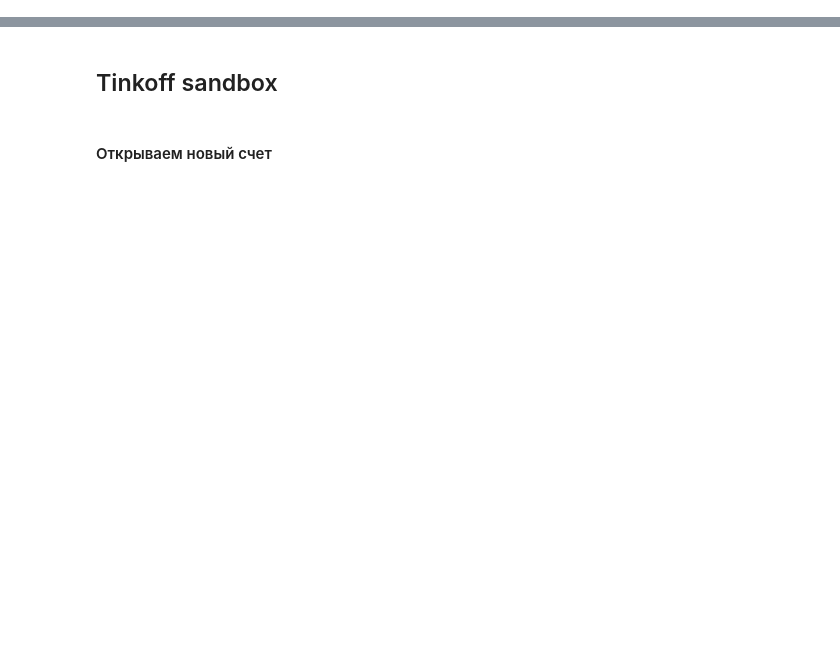
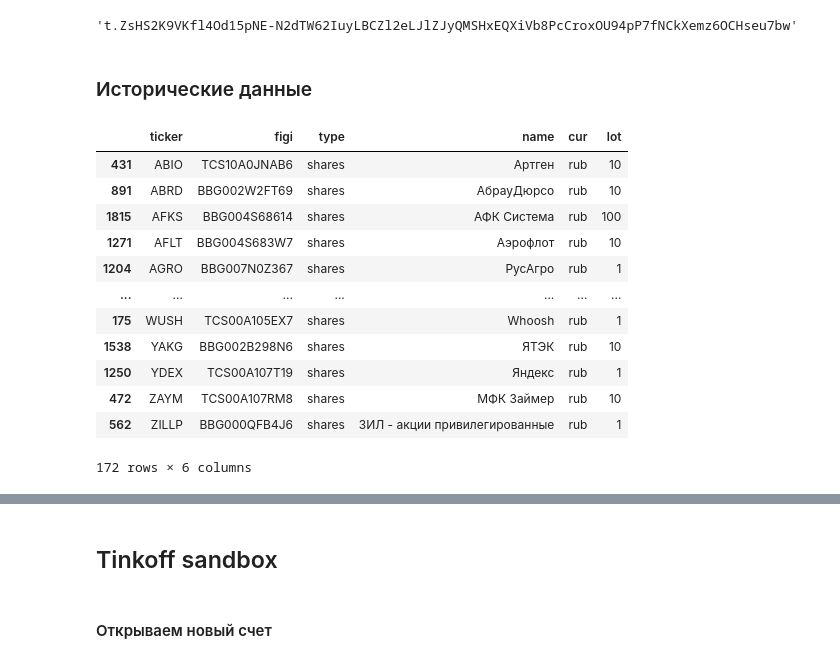
Before and after one commit to s-agapov/QuantMod, a Jupyter notebook: TP/Shares/01-Test Portfolio.ipynb, the cells around one changed output, grey strips where cells are left out. Saved outputs shown, nothing was run; the diff lists cells and outputs as text; code cells hidden in the pictures; blank space fills up the shorter version.

Commit message:
feat:token saves

```diff
--- a/TP/Shares/01-Test Portfolio.ipynb
+++ b/TP/Shares/01-Test Portfolio.ipynb
@@ -25,5 +25,36 @@ pd.set_option("display.max_rows", 90)
 TOKEN0 = 't.UFRJ8SC9hafVOhFxEUY7yf1wZ1gGhwJp-WCp9o4rnEChHWns0c3jQ21eQwoOW_RurFqeZpss2scJkmMQnomJ9g'
 TOKEN1 = 't.6nHltT1dYSfrVTIV9zF72fxDlB2sXJbRD6iJNpZXTFAN61rmD7m71xPp9ko12ta1JxA06em4YdN36xicnBmjWg'
 SANDBOX = 't.ZsHS2K9VKfl4Od15pNE-N2dTW62IuyLBCZl2eLJlZJyQMSHxEQXiVb8PcCroxOU94pP7fNCkXemz6OCHseu7bw'
-token = TOKEN1
+token = SANDBOX
 TOKEN = token
+# %%
+import yaml
+with open('settings.yaml') as f:
+    # Load YAML data from the file
+    read_data = yaml.load(f, Loader=yaml.FullLoader)
+
+read_data["sandbox"]
+# %% [output]
+'t.ZsHS2K9VKfl4Od15pNE-N2dTW62IuyLBCZl2eLJlZJyQMSHxEQXiVb8PcCroxOU94pP7fNCkXemz6OCHseu7bw'
+# %% [markdown]
+### Исторические данные
+# %%
+client = SandboxClient(token)
+base = tink.get_id_base(client)
+# %%
+dfw = base[(base["type"] == "shares") & (base["cur"] == "rub")]
+dfw.sort_values("ticker")
+# %% [output]
+|  | ticker | figi | type | name | cur | lot |
+| 431 | ABIO | TCS10A0JNAB6 | shares | Артген | rub | 10 |
+| 891 | ABRD | BBG002W2FT69 | shares | АбрауДюрсо | rub | 10 |
+| 1815 | AFKS | BBG004S68614 | shares | АФК Система | rub | 100 |
+| 1271 | AFLT | BBG004S683W7 | shares | Аэрофлот | rub | 10 |
+| 1204 | AGRO | BBG007N0Z367 | shares | РусАгро | rub | 1 |
+| ... | ... | ... | ... | ... | ... | ... |
+| 175 | WUSH | TCS00A105EX7 | shares | Whoosh | rub | 1 |
+| 1538 | YAKG | BBG002B298N6 | shares | ЯТЭК | rub | 10 |
+| 1250 | YDEX | TCS00A107T19 | shares | Яндекс | rub | 1 |
+| 472 | ZAYM | TCS00A107RM8 | shares | МФК Займер | rub | 10 |
+| 562 | ZILLP | BBG000QFB4J6 | shares | ЗИЛ - акции привилегированные | rub | 1 |
+172 rows × 6 columns
```
Also changed, not shown: parts of 13 cells of this notebook, 14 other files.
